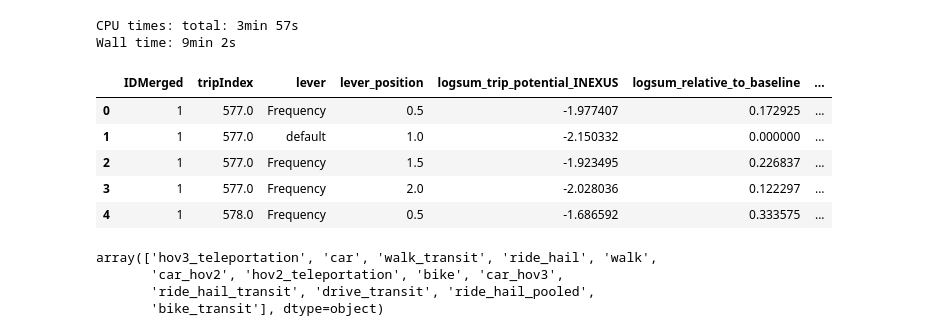
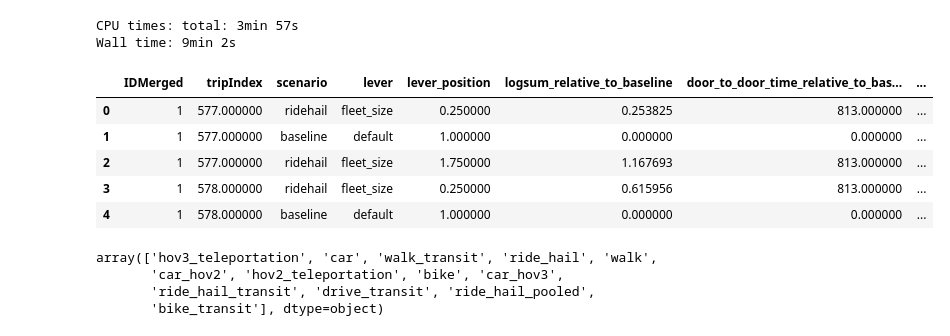
Before and after one commit to LBNL-UCB-STI/beam-core-analysis, a Jupyter notebook: Users/Nazanin/Stacked_Person_Trip_Dataset-Ridehail_flsz.ipynb, the cells around one changed output. Saved outputs shown, nothing was run; the diff lists cells and outputs as text; code cells hidden in the pictures.

Commit message:
Ridehail fleet size stacked file

```diff
--- a/Users/Nazanin/Stacked_Person_Trip_Dataset-Ridehail_flsz.ipynb
+++ b/Users/Nazanin/Stacked_Person_Trip_Dataset-Ridehail_flsz.ipynb
@@ -261,27 +255,27 @@ sf_stacked_tr_fr['mandatoryCat'] = np.where((sf_stacked_tr_fr.actEndType == 'Hom
 # %%
-sf_stacked_tr_fr['mandatoryCat'] = np.where((sf_stacked_tr_fr.actEndType.isin(mandatory)) & (sf_stacked_tr_fr.actStartType == "Home"), 'from_M_to_H' , sf_stacked_tr_fr['mandatoryCat'])
+sf_stacked_rh_flsz['mandatoryCat'] = np.where((sf_stacked_rh_flsz.actEndType.isin(mandatory)) & (sf_stacked_rh_flsz.actStartType == "Home"), 'from_M_to_H' , sf_stacked_rh_flsz['mandatoryCat'])
 # %%
 non_mandatory = ['othmaint' , 'othdiscr', 'escort', 'eatout', 'social', 'shopping', 'atwork']
-sf_stacked_tr_fr['mandatoryCat'] = np.where((sf_stacked_tr_fr.actEndType.isin(non_mandatory)) & (sf_stacked_tr_fr.actStartType.isin(non_mandatory)), 'from_N_to_N' , sf_stacked_tr_fr['mandatoryCat'])
+sf_stacked_rh_flsz['mandatoryCat'] = np.where((sf_stacked_rh_flsz.actEndType.isin(non_mandatory)) & (sf_stacked_rh_flsz.actStartType.isin(non_mandatory)), 'from_N_to_N' , sf_stacked_rh_flsz['mandatoryCat'])
 # %%
 # shift columns to first position
-first_column = sf_stacked_tr_fr.pop('mandatoryCat')
+first_column = sf_stacked_rh_flsz.pop('mandatoryCat')
 # insert column using insert(position,column_name,first_column) function
-sf_stacked_tr_fr.insert(11, 'mandatoryCat', first_column)
+sf_stacked_rh_flsz.insert(11, 'mandatoryCat', first_column)
 # %%
 # Drop unused columns
-sf_stacked_tr_fr = sf_stacked_tr_fr.drop(['num_work_tours','num_joint_tours', 'non_mandatory_tour_frequency',
+sf_stacked_rh_flsz = sf_stacked_rh_flsz.drop(['num_work_tours','num_joint_tours', 'non_mandatory_tour_frequency',
                                           'num_non_mand','num_escort_tours','num_eatout_tours','num_shop_tours',
                                           'num_maint_tours','num_discr_tours','num_social_tours','num_non_escort_tours'], axis=1)
 # %%
-sf_stacked_tr_fr.head()
+sf_stacked_rh_flsz.head()
 # %% [output]
-|  | IDMerged | tripIndex | lever | lever_position | logsum_trip_potential_INEXUS | logsum_relative_to_baseline | ... |
-| 0 | 1 | 577.0 | Frequency | 0.5 | -1.977407 | 0.172925 | ... |
-| 1 | 1 | 577.0 | default | 1.0 | -2.150332 | 0.000000 | ... |
-| 2 | 1 | 577.0 | Frequency | 1.5 | -1.923495 | 0.226837 | ... |
-| 3 | 1 | 577.0 | Frequency | 2.0 | -2.028036 | 0.122297 | ... |
-| 4 | 1 | 578.0 | Frequency | 0.5 | -1.686592 | 0.333575 | ... |
+|  | IDMerged | tripIndex | scenario | lever | lever_position | logsum_relative_to_baseline | door_to_door_time_relative_to_bas... | ... |
+| 0 | 1 | 577.000000 | ridehail | fleet_size | 0.250000 | 0.253825 | 813.000000 | ... |
+| 1 | 1 | 577.000000 | baseline | default | 1.000000 | 0.000000 | 0.000000 | ... |
+| 2 | 1 | 577.000000 | ridehail | fleet_size | 1.750000 | 1.167693 | 813.000000 | ... |
+| 3 | 1 | 578.000000 | ridehail | fleet_size | 0.250000 | 0.615956 | 813.000000 | ... |
+| 4 | 1 | 578.000000 | baseline | default | 1.000000 | 0.000000 | 0.000000 | ... |
 # %%
 sf_stacked_tr_fr.mode_choice_actual_BEAM.unique()
 # %% [output]
```
Also changed, not shown: parts of 71 cells of this notebook, 1 other file.
